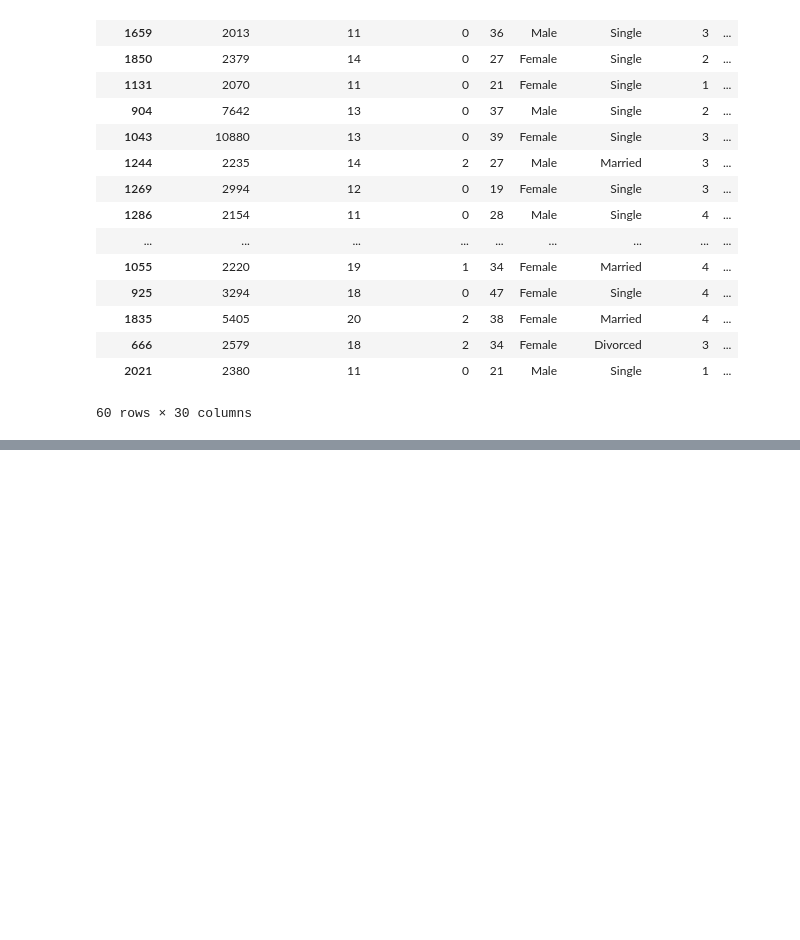
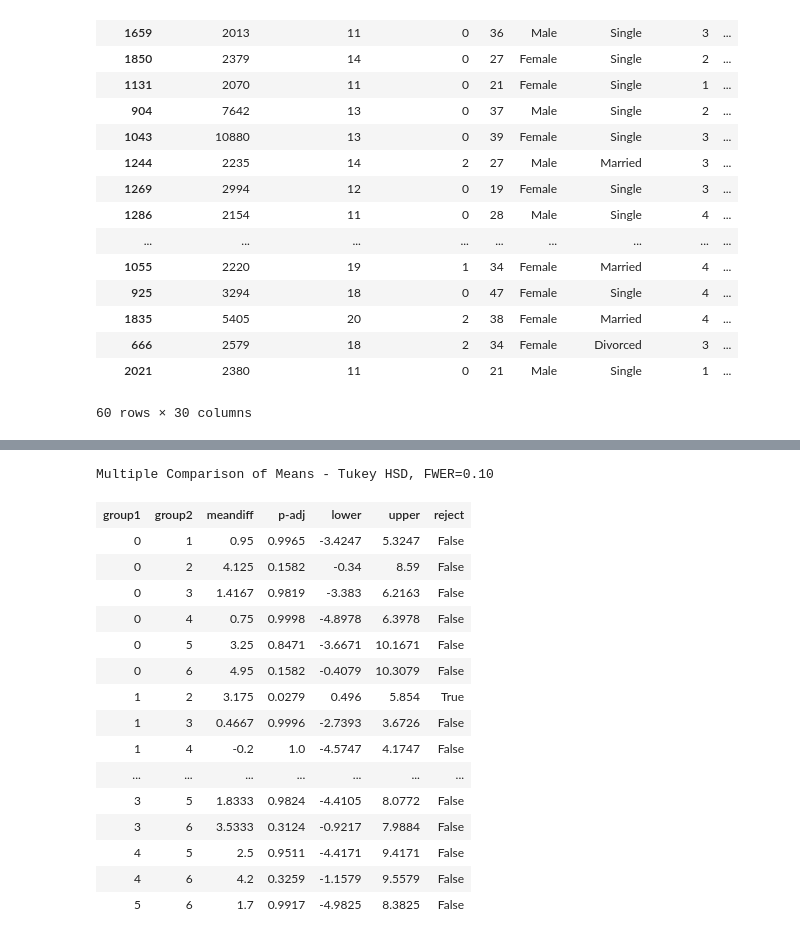
Before and after one commit to minstrel1149/HR_analytics_1, a Jupyter notebook: Attrition_analytics_features.ipynb, the cells around one changed output, grey strips where cells are left out. Saved outputs shown, nothing was run; the diff lists cells and outputs as text; code cells hidden in the pictures; blank space fills up the shorter version.

Commit message:
[Update] Feature expansion on Attrition - ANOVA

```diff
--- a/Attrition_analytics_features.ipynb
+++ b/Attrition_analytics_features.ipynb
@@ -642,0 +666,23 @@ hr_df_attr_cluster_1.query("Cluster == 1").T
+# %%
+# one-way ANOVA의 세부 비교
+mc = MultiComparison(data=hr_df_attr_cluster_1['PercentSalaryHike'], groups=hr_df_attr_cluster_1['Cluster'])
+tukey_hsd = mc.tukeyhsd(alpha=0.1)
+tukey_hsd.summary()
+# %% [output]
+Multiple Comparison of Means - Tukey HSD, FWER=0.10
+| group1 | group2 | meandiff | p-adj | lower | upper | reject |
+| 0 | 1 | 0.95 | 0.9965 | -3.4247 | 5.3247 | False |
+| 0 | 2 | 4.125 | 0.1582 | -0.34 | 8.59 | False |
+| 0 | 3 | 1.4167 | 0.9819 | -3.383 | 6.2163 | False |
+| 0 | 4 | 0.75 | 0.9998 | -4.8978 | 6.3978 | False |
+| 0 | 5 | 3.25 | 0.8471 | -3.6671 | 10.1671 | False |
+| 0 | 6 | 4.95 | 0.1582 | -0.4079 | 10.3079 | False |
+| 1 | 2 | 3.175 | 0.0279 | 0.496 | 5.854 | True |
+| 1 | 3 | 0.4667 | 0.9996 | -2.7393 | 3.6726 | False |
+| 1 | 4 | -0.2 | 1.0 | -4.5747 | 4.1747 | False |
+| ... | ... | ... | ... | ... | ... | ... |
+| 3 | 5 | 1.8333 | 0.9824 | -4.4105 | 8.0772 | False |
+| 3 | 6 | 3.5333 | 0.3124 | -0.9217 | 7.9884 | False |
+| 4 | 5 | 2.5 | 0.9511 | -4.4171 | 9.4171 | False |
+| 4 | 6 | 4.2 | 0.3259 | -1.1579 | 9.5579 | False |
+| 5 | 6 | 1.7 | 0.9917 | -4.9825 | 8.3825 | False |
```
Also changed, not shown: parts of 5 cells of this notebook.
